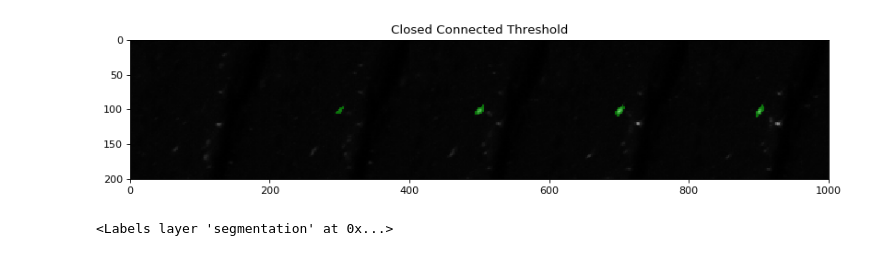
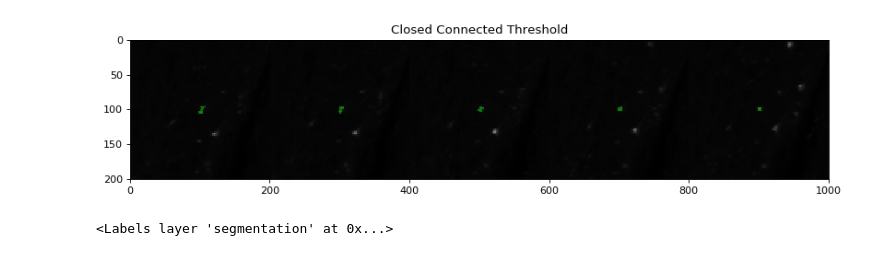
Before and after one commit to jtrieu2/mouselit, a Jupyter notebook: bijan/mouse_test/final notebook.ipynb, the cells around one changed output. Saved outputs shown, nothing was run; the diff lists cells and outputs as text; code cells hidden in the pictures.

```diff
--- a/bijan/mouse_test/final notebook.ipynb
+++ b/bijan/mouse_test/final notebook.ipynb
@@ -141,11 +141,11 @@ def img_to_labels(img, low=28, up=255):
     labels = sitk.GetArrayFromImage(seg_clean)
     return labels
 # %%
-img, cv = up_to_img(2, 400)
+img, cv = up_to_img(2, 199)
 # %%
-labels = img_to_labels(img, 15) #100:10, 200:25, 400:10
+labels = img_to_labels(img, 20) #100:10, 200:25, 400:10
 # %% [output]
-[figure, old version]
+[figure, new version]
 # %%
 viewer = napari.view_image(np.squeeze(np.array(img)))
 viewer.add_labels(labels, name='segmentation')
```
